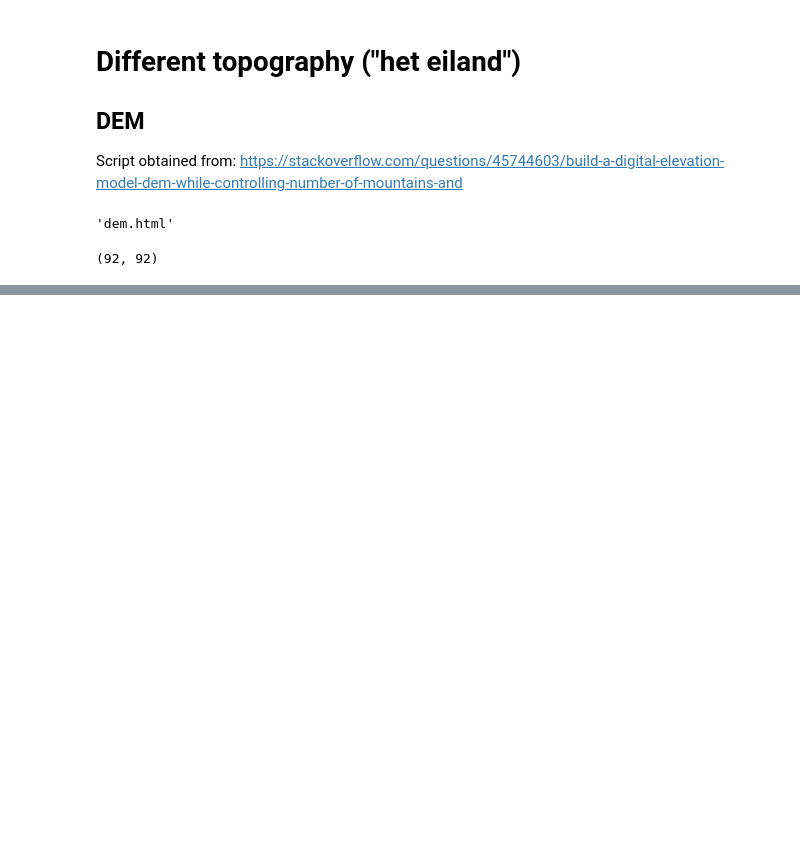
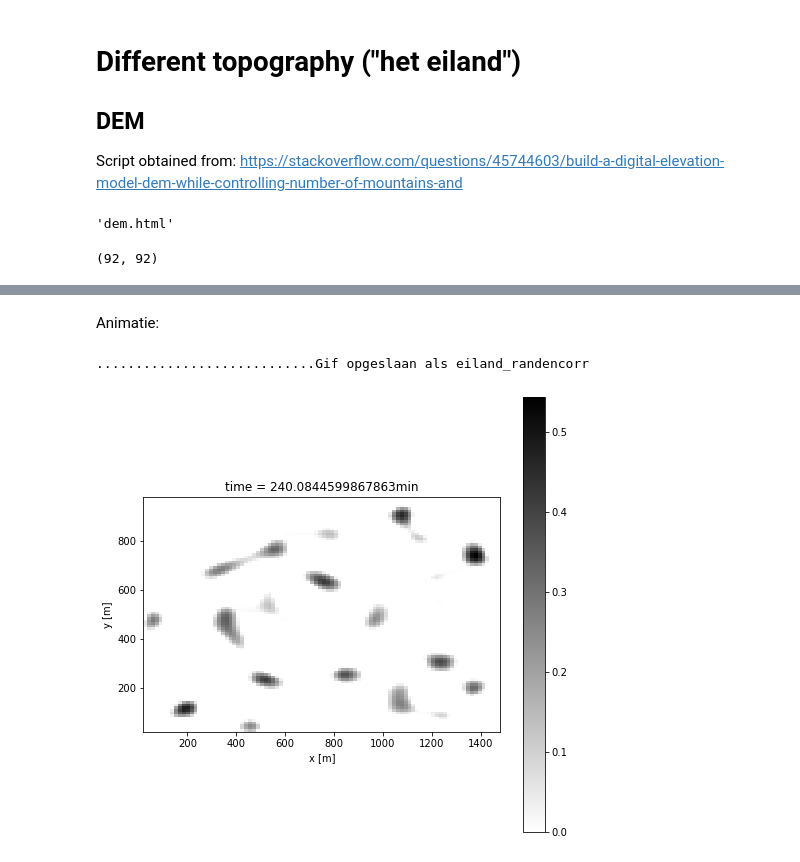
Before and after one commit to olivierbonte/Project_Spatio_Temporele_2, a Jupyter notebook: scenarios_Hannah.ipynb, the cells around one changed output, grey strips where cells are left out. Saved outputs shown, nothing was run; the diff lists cells and outputs as text; code cells hidden in the pictures; blank space fills up the shorter version.

```diff
--- a/scenarios_Hannah.ipynb
+++ b/scenarios_Hannah.ipynb
@@ -1228,0 +1183,39 @@ anim.save('gif_eiland_nancorr_randen.gif', writer= 'pillow', fps=fps)# extra_arg
+# %% [markdown]
+Animatie:
+# %%
+# Gif functie zonder flipud
+def gif_maken_bis(layers, tijdstappen, fps, naam_file):
+    fig, ax = plt.subplots(figsize = (8,8))
+    a = layers[0]
+    im = plt.imshow(a, interpolation='none', vmin=0, vmax=np.max(layers[:]), cmap = 'binary',
+    extent= [np.min(xs)-deltax/2, np.max(xs)+deltax/2,
+    np.min(ys)-deltay/2,np.max(ys)+deltay/2]) #zonder flipud() om overeenkomst met dem.html te verkrijgen
+    plt.colorbar(im)
+    plt.xlabel('x [m]')
+    plt.ylabel('y [m]')
+
+
+    def animate_func(i):
+        if i % fps == 0:
+            print( '.', end ='' )
+
+        im.set_array(layers[i]) #zonder flipud()
+        ax.set_title('time = '+str(tijdstappen[i]/60) + 'min')
+
+        return [im]
+
+    anim = animation.FuncAnimation(fig, animate_func, frames = len(layers), interval = 1000 / fps) # in ms)
+    anim.save(naam_file+'.gif', writer= 'pillow', fps=fps)# extra_args=['-vcodec', 'libx264'])
+    print("Gif opgeslaan als "+naam_file)
+
+# Randen verwijderen
+depths_list_bis = []
+for i in range(len(depths_list)):
+    bisframe = depths_list[i][1:-1,1:-1]
+    depths_list_bis.append(bisframe)
+
+# Gif maken
+gif_maken_bis(depths_list_bis, t_list, 20, 'eiland_randencorr')
+# %% [output]
+............................Gif opgeslaan als eiland_randencorr
+[figure, added]
```
Also changed, not shown: parts of 24 cells of this notebook, 1 other file.
